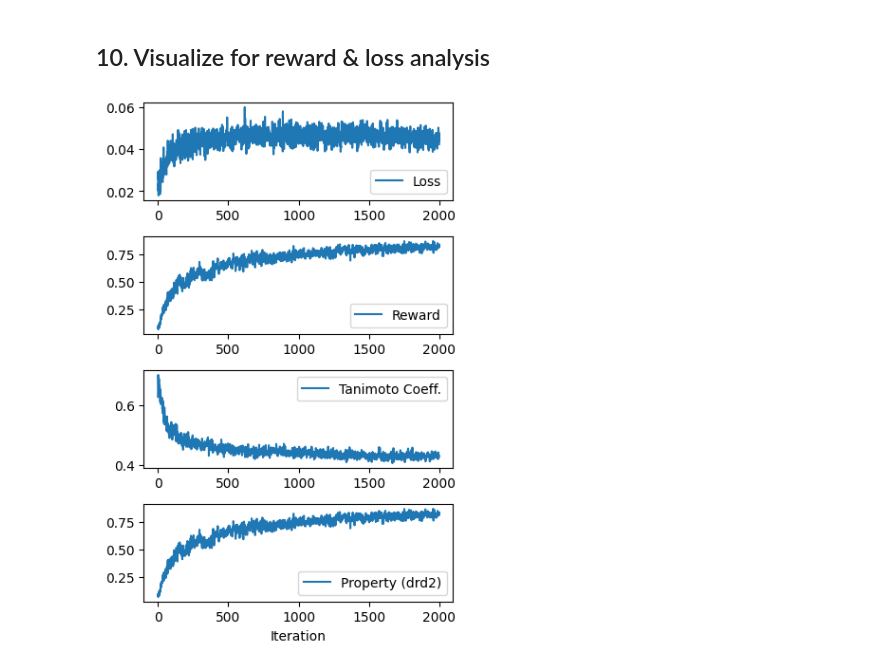
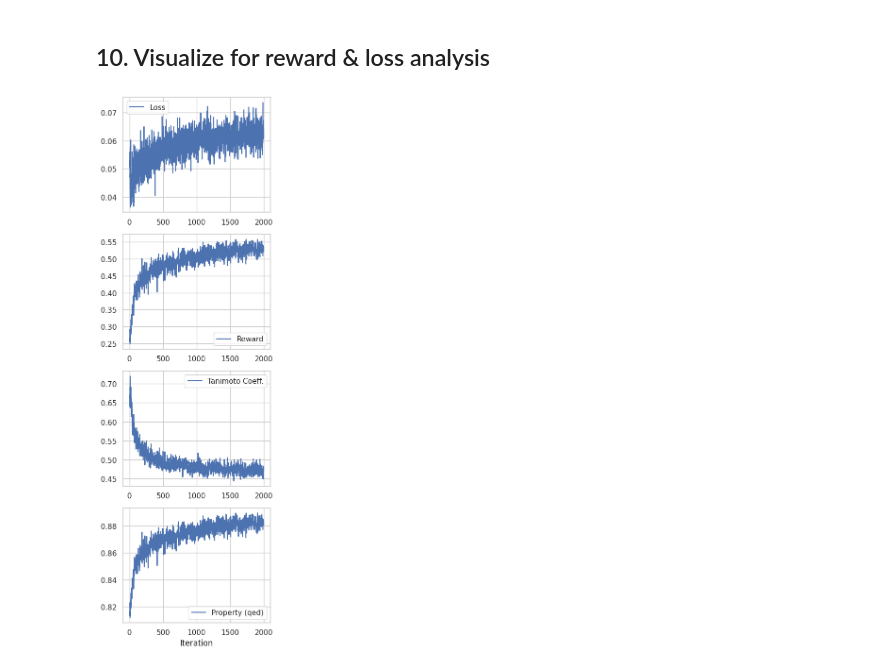
Before and after one commit to mathcom/COMA, a Jupyter notebook: scripts/2_finetuning.ipynb, the cells around one changed output. Drawn from its saved outputs; the diff is of its cells as text; code cells hidden in the pictures.

```diff
--- a/scripts/2_finetuning.ipynb
+++ b/scripts/2_finetuning.ipynb
@@ -23,15 +29,10 @@ cuda:0
 # %% [markdown]
 ## 3. Specify a target property
 # %%
-PROPERTY_NAME = "drd2"
-SCORING_PROPERTY_FT = drd2
-threshold_property = 0.
+PROPERTY_NAME = "qed"
+SCORING_PROPERTY_FT = qed
+threshold_property = 0.75
 threshold_similarity = 0.3
-
-#PROPERTY_NAME = "qed"
-#SCORING_PROPERTY_FT = qed
-#threshold_property = 0.75
-#threshold_similarity = 0.3
 
 #PROPERTY_NAME = "logp04"
 #SCORING_PROPERTY_FT = penalized_logp
@@ -138,20 +139,22 @@ df_history.to_csv(filepath_history, index=False)
 df_history_valid.to_csv(filepath_history_valid, index=False)
 # %% [markdown]
 ## 10. Visualize for reward & loss analysis
+# %%
+sns.set_theme(style='whitegrid')
 # %%
-fig, axes = plt.subplots(4,1,figsize=(4,6))
+fig, axes = plt.subplots(4,1,figsize=(4,12))
 
 axes[0].plot(df_history.loc[:,"LOSS"], label="Loss")
 axes[1].plot(df_history.loc[:,"REWARD"], label="Reward")
 axes[2].plot(df_history.loc[:,"SIMILARITY"], label="Tanimoto Coeff.")
 axes[3].plot(df_history.loc[:,"PROPERTY"], label=f"Property ({PROPERTY_NAME})")
 
 axes[3].set_xlabel("Iteration")
 for ax in axes:
     ax.legend(loc='best')
 
 plt.tight_layout()
 plt.show()
 # %% [output]
-[figure, old version]
+[figure, new version]
 # %%
```
Also changed, not shown: parts of 5 cells of this notebook, 6 other files.
